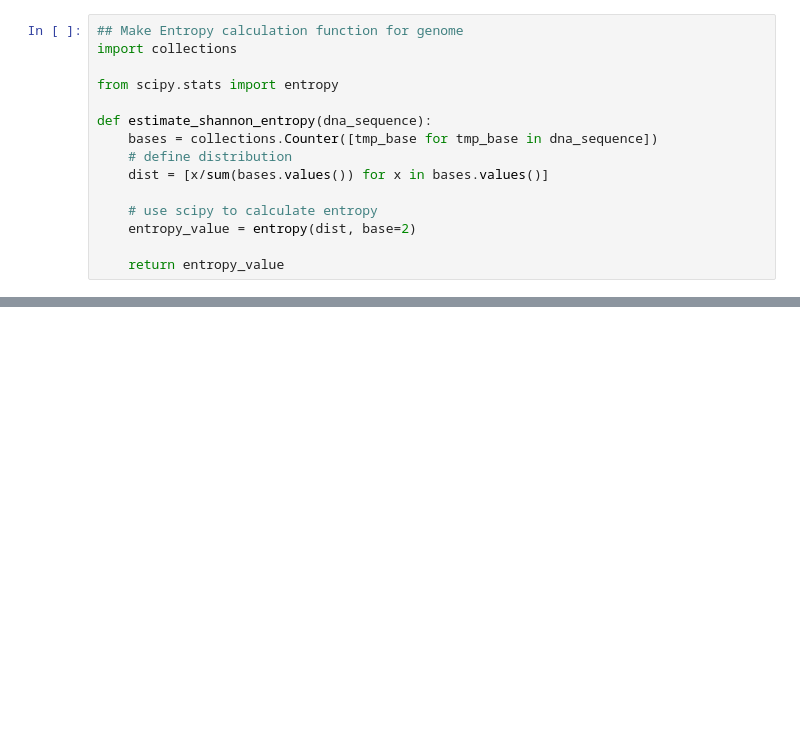
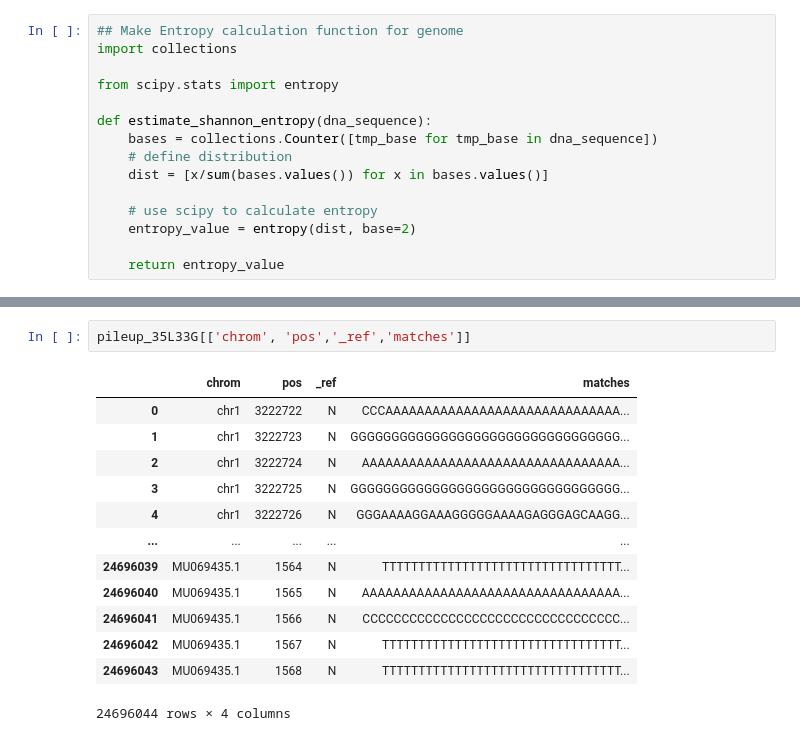
Before and after one commit to heomanism/Bioinformatics1, a Jupyter notebook: Free_Proj/Bioinformatics1_FreeProject.ipynb, the cells around one changed output, grey strips where cells are left out. Cells and saved outputs as stored; diff of their text form; blank space fills up the shorter version.

```diff
--- a/Free_Proj/Bioinformatics1_FreeProject.ipynb
+++ b/Free_Proj/Bioinformatics1_FreeProject.ipynb
@@ -227,0 +226,16 @@ bedgraph_lin28a.to_csv('lin28a.BedGraph', index=False,sep=' ')
+# %%
+pileup_35L33G[['chrom', 'pos','_ref','matches']]
+# %% [output]
+|  | chrom | pos | _ref | matches |
+| 0 | chr1 | 3222722 | N | CCCAAAAAAAAAAAAAAAAAAAAAAAAAAAAAA... |
+| 1 | chr1 | 3222723 | N | GGGGGGGGGGGGGGGGGGGGGGGGGGGGGGGGG... |
+| 2 | chr1 | 3222724 | N | AAAAAAAAAAAAAAAAAAAAAAAAAAAAAAAAA... |
+| 3 | chr1 | 3222725 | N | GGGGGGGGGGGGGGGGGGGGGGGGGGGGGGGGG... |
+| 4 | chr1 | 3222726 | N | GGGAAAAGGAAAGGGGGAAAAGAGGGAGCAAGG... |
+| ... | ... | ... | ... | ... |
+| 24696039 | MU069435.1 | 1564 | N | TTTTTTTTTTTTTTTTTTTTTTTTTTTTTTTTT... |
+| 24696040 | MU069435.1 | 1565 | N | AAAAAAAAAAAAAAAAAAAAAAAAAAAAAAAAA... |
+| 24696041 | MU069435.1 | 1566 | N | CCCCCCCCCCCCCCCCCCCCCCCCCCCCCCCCC... |
+| 24696042 | MU069435.1 | 1567 | N | TTTTTTTTTTTTTTTTTTTTTTTTTTTTTTTTT... |
+| 24696043 | MU069435.1 | 1568 | N | TTTTTTTTTTTTTTTTTTTTTTTTTTTTTTTTT... |
+24696044 rows × 4 columns
```
Also changed, not shown: parts of 16 cells of this notebook.
